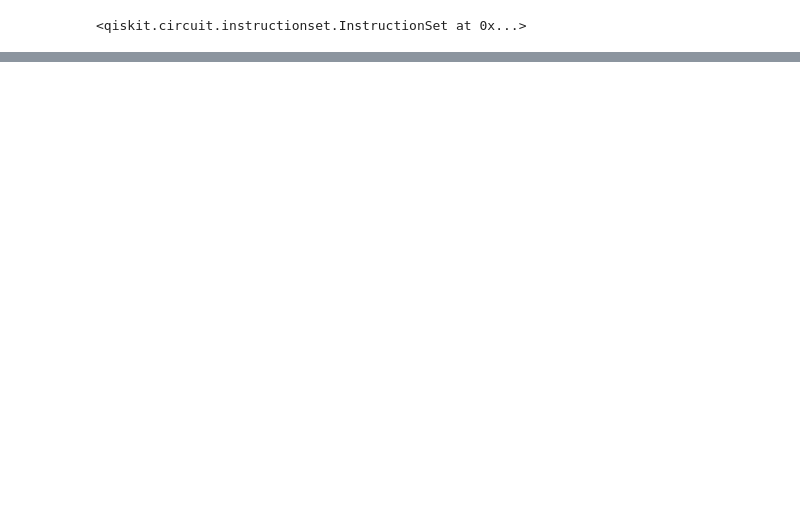
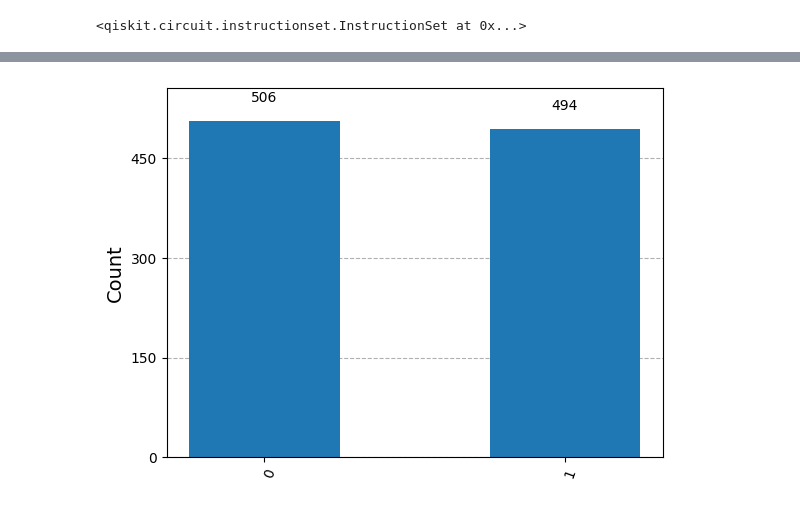
Before and after one commit to JonasHagstrom79/QuantumML, a Jupyter notebook: Exploring_the_Quantum_States.ipynb, the cells around one changed output, grey strips where cells are left out. Drawn from its saved outputs; the diff is of its cells as text; code cells hidden in the pictures; blank space fills up the shorter version.

```diff
--- a/Exploring_the_Quantum_States.ipynb
+++ b/Exploring_the_Quantum_States.ipynb
@@ -59,0 +76,35 @@ ModuleNotFoundError: No module named 'qiskit_aer'
+# %%
+from math import sqrt
+
+# First attempt to superpose two states
+
+# Define state |psi>
+initial_state = [1/sqrt(2), 1/sqrt(2)]
+
+# Redefine the quantum circuit
+qc = QuantumCircuit(1,1)
+
+# Initialise the 0th qbit in the state 'initial_state'
+qc.initialize(initial_state,0)
+
+# Add measure
+qc.measure(0,0)
+
+# Create an AerSimulator with statevector
+backend = AerSimulator()
+
+# Transpile the circuit for backend
+qc_transpiled = transpile(qc, backend)
+
+# Run the circuit
+job = backend.run(qc_transpiled, shots=1000, memory=True, save_statevector=True)
+result = job.result()
+
+# Plot the results
+counts = result.get_counts()
+
+# Show the histogram
+plot_histogram(counts)
+plt.show()
+# %% [output]
+[figure, added]
```
Also changed, not shown: parts of 27 cells of this notebook.
